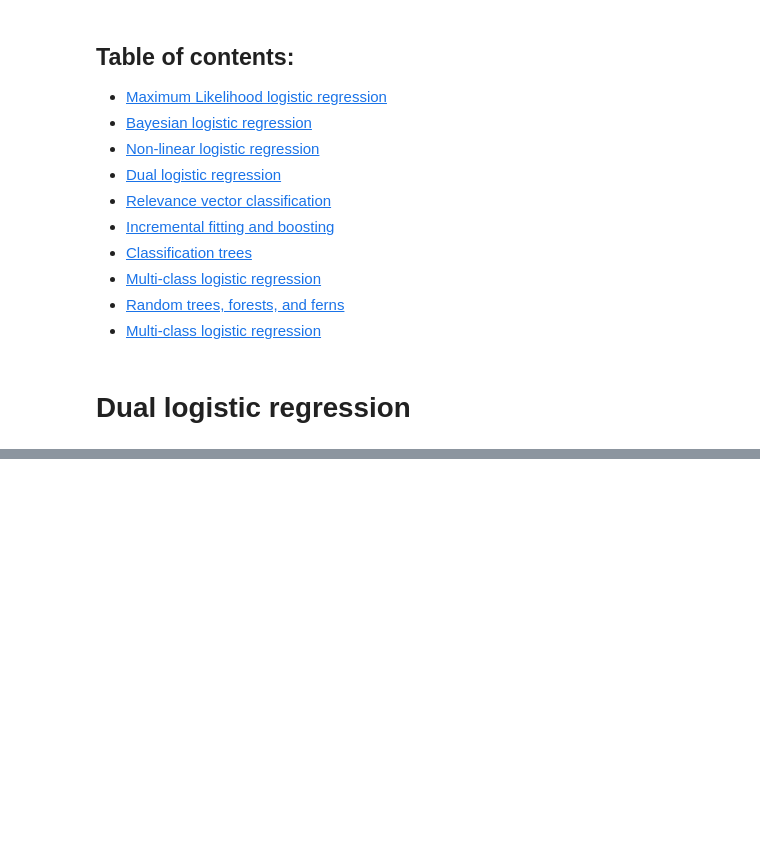
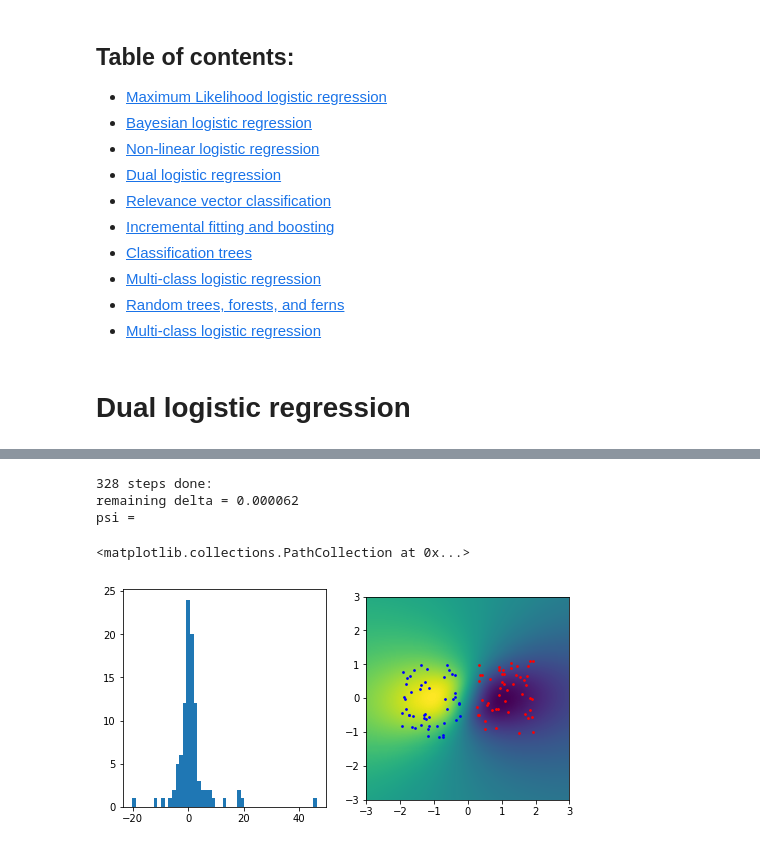
Before and after one commit to kiyomizuhi/machine_learning_scratch_Prince_computer_vision, a Jupyter notebook: scratch/classification/dual_logistic_regression.ipynb, the cells around one changed output, grey strips where cells are left out. Drawn from its saved outputs; the diff is of its cells as text; code cells hidden in the pictures; blank space fills up the shorter version.

Commit message:
dual logistic regression

```diff
--- a/scratch/classification/dual_logistic_regression.ipynb
+++ b/scratch/classification/dual_logistic_regression.ipynb
@@ -591,0 +312,20 @@ def plot_decision_boundary_dim1(phi, alp, lmd):
+# %%
+nstep=2000
+alpha=0.0003
+psi = np.random.rand(N, 1)
+
+plt.rcParams['figure.figsize'] = (8.0, 4.0)
+dlr = DualLogisticRegression(x, w)
+plt.subplot(1,2,1)
+psi = dlr.optimization(psi, alpha, nstep)
+_ = plt.hist(psi, bins = 51)
+plt.subplot(1,2,2)
+inf = dlr.plot_decision_boundary_dim2()
+plt.scatter(ds['1'][0], ds['1'][1], c=(1., 0., 0.), s=3)
+plt.scatter(ds['2'][0], ds['2'][1], c=(0., 0., 1.), s=3)
+# %% [output]
+328 steps done:
+remaining delta = 0.000062
+psi =
+<matplotlib.collections.PathCollection at 0x...>
+[figure, added]
```
Also changed, not shown: parts of 6 cells of this notebook.
